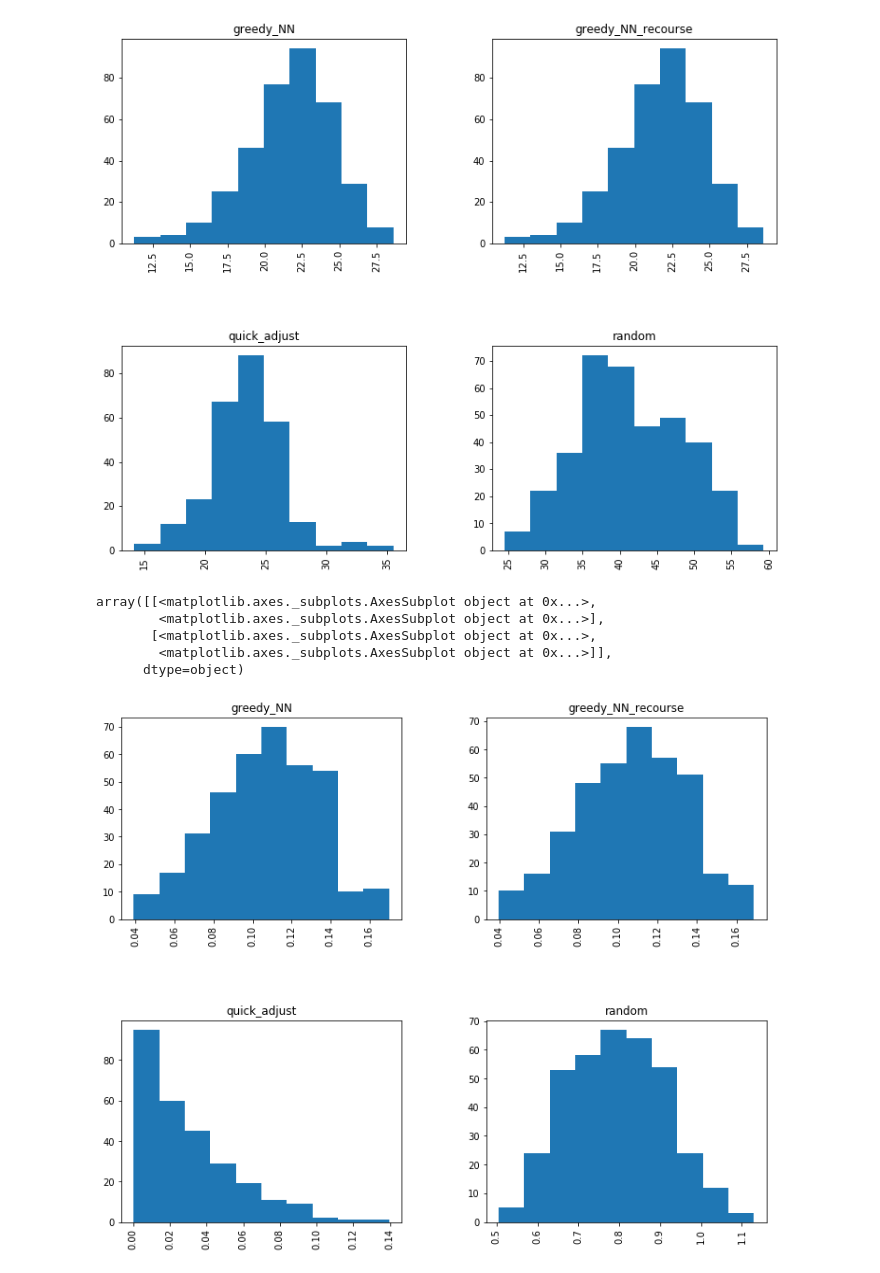
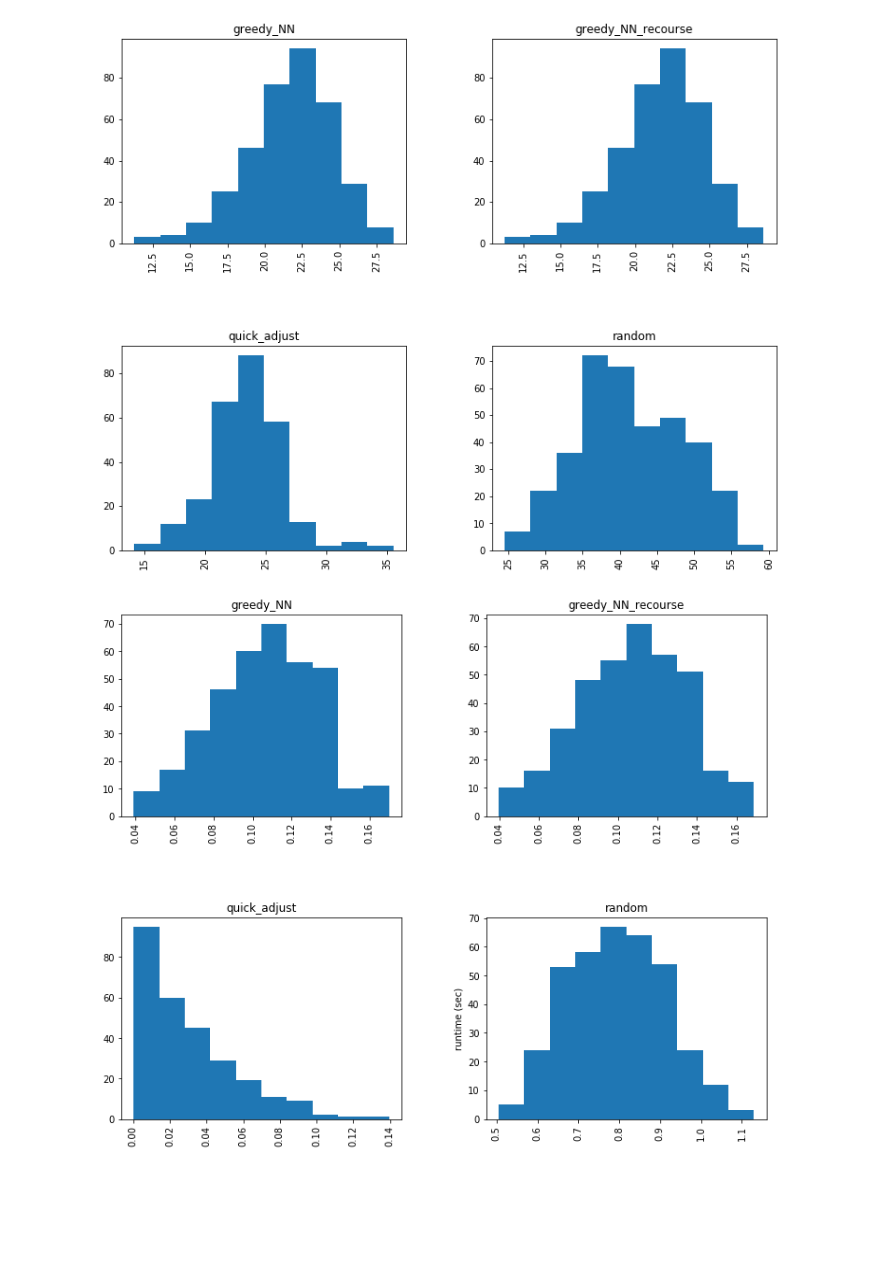
Before and after one commit to nickrose/tsp_algo, a Jupyter notebook: tsp_solver.ipynb, the cells around one changed output. Drawn from its saved outputs; the diff is of its cells as text; code cells hidden in the pictures; blank space fills up the shorter version.

```diff
--- a/tsp_solver.ipynb
+++ b/tsp_solver.ipynb
@@ -346,13 +355,10 @@ array([[<matplotlib.axes._subplots.AxesSubplot object at 0x...>,
 [figure]
 # %%
 stats.fillna(value=-1).hist(by='solver', column='runtime_s', figsize=(12, 10))
+plt.ylabel('runtime (sec)')
+plt.show()
 # %% [output]
-array([[<matplotlib.axes._subplots.AxesSubplot object at 0x...>,
-        <matplotlib.axes._subplots.AxesSubplot object at 0x...>],
-       [<matplotlib.axes._subplots.AxesSubplot object at 0x...>,
-        <matplotlib.axes._subplots.AxesSubplot object at 0x...>]],
-      dtype=object)
-[figure, old version]
+[figure, new version]
 # %%
 # # mc_ww, mc_mr, up = 0, 2, 3
 # tsp.debug = 3
```
Also changed, not shown: parts of 4 cells of this notebook.
